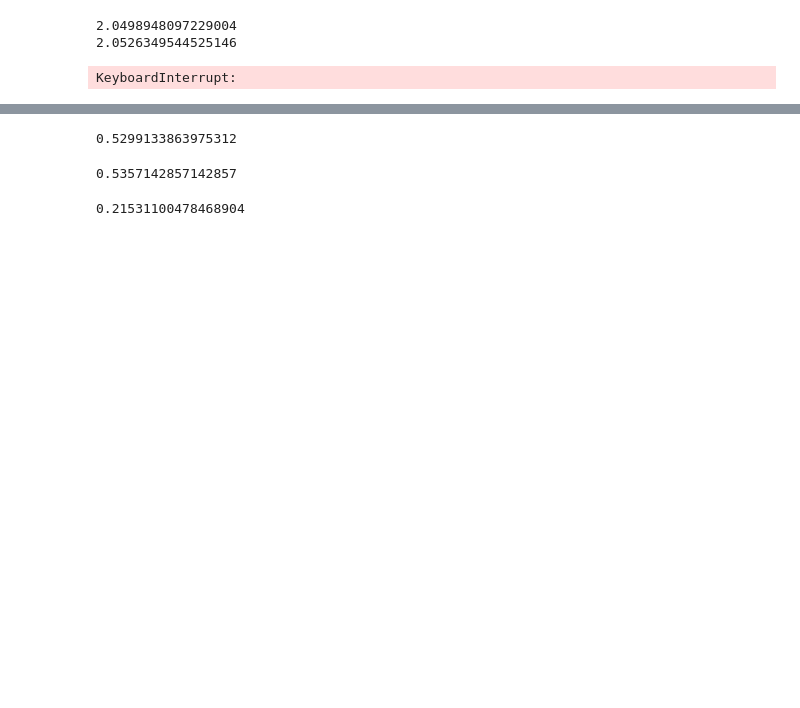
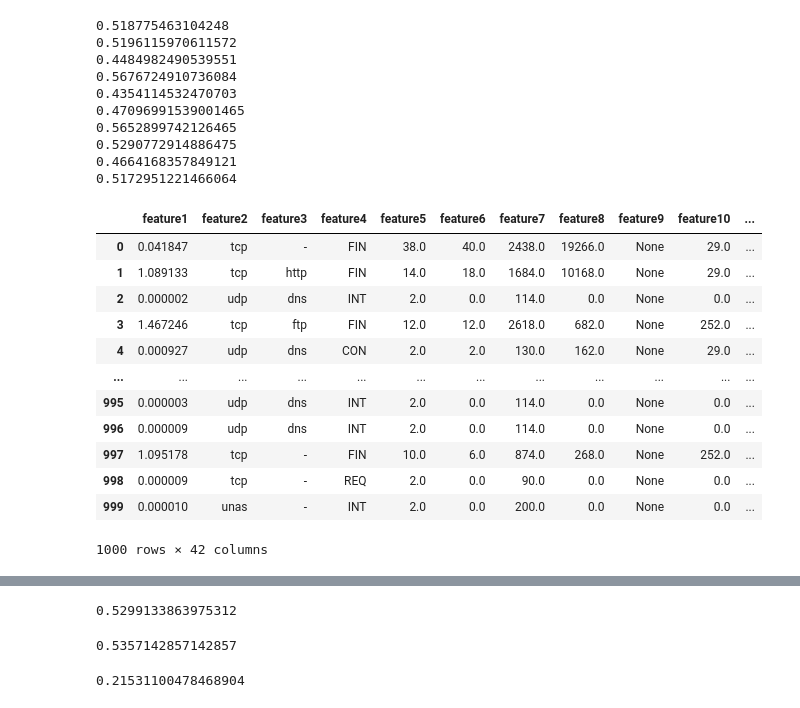
Before and after one commit to lhduc94/COMP_MLOPS, a Jupyter notebook: notebooks/test_api.ipynb, the cells around one changed output, grey strips where cells are left out. Saved outputs shown, nothing was run; the diff lists cells and outputs as text; code cells hidden in the pictures; blank space fills up the shorter version.

```diff
--- a/notebooks/test_api.ipynb
+++ b/notebooks/test_api.ipynb
@@ -67,10 +79,33 @@ y_pred = res.json()['predictions']
 # %%
 for i in range(10):
     start = time()
-    res = requests.post(URI+'/phase-2/prob-2/predict', json={'id':1, 'columns': list(p2_df2.columns), 'rows':p2_data2.values.tolist()},headers=headers)
+    res = requests.post(URI+'/phase-2/prob-2/predict', json={'id':1, 'columns': list(p2_df2.columns), 'rows':p2_data2.head(1000).values.tolist()},headers=headers)
     print(time() - start)
 # %% [output]
-2.0498948097229004
-2.0526349544525146
+0.518775463104248
+0.5196115970611572
+0.4484982490539551
+0.5676724910736084
+0.4354114532470703
+0.47096991539001465
+0.5652899742126465
+0.5290772914886475
+0.4664168357849121
+0.5172951221466064
-KeyboardInterrupt:
+# %%
+p2_data2
+# %% [output]
+|  | feature1 | feature2 | feature3 | feature4 | feature5 | feature6 | feature7 | feature8 | feature9 | feature10 | ... |
+| 0 | 0.041847 | tcp | - | FIN | 38.0 | 40.0 | 2438.0 | 19266.0 | None | 29.0 | ... |
+| 1 | 1.089133 | tcp | http | FIN | 14.0 | 18.0 | 1684.0 | 10168.0 | None | 29.0 | ... |
+| 2 | 0.000002 | udp | dns | INT | 2.0 | 0.0 | 114.0 | 0.0 | None | 0.0 | ... |
+| 3 | 1.467246 | tcp | ftp | FIN | 12.0 | 12.0 | 2618.0 | 682.0 | None | 252.0 | ... |
+| 4 | 0.000927 | udp | dns | CON | 2.0 | 2.0 | 130.0 | 162.0 | None | 29.0 | ... |
+| ... | ... | ... | ... | ... | ... | ... | ... | ... | ... | ... | ... |
+| 995 | 0.000003 | udp | dns | INT | 2.0 | 0.0 | 114.0 | 0.0 | None | 0.0 | ... |
+| 996 | 0.000009 | udp | dns | INT | 2.0 | 0.0 | 114.0 | 0.0 | None | 0.0 | ... |
+| 997 | 1.095178 | tcp | - | FIN | 10.0 | 6.0 | 874.0 | 268.0 | None | 252.0 | ... |
+| 998 | 0.000009 | tcp | - | REQ | 2.0 | 0.0 | 90.0 | 0.0 | None | 0.0 | ... |
+| 999 | 0.000010 | unas | - | INT | 2.0 | 0.0 | 200.0 | 0.0 | None | 0.0 | ... |
+1000 rows × 42 columns
 # %%
```
Also changed, not shown: parts of 9 cells of this notebook, 16 other files.
